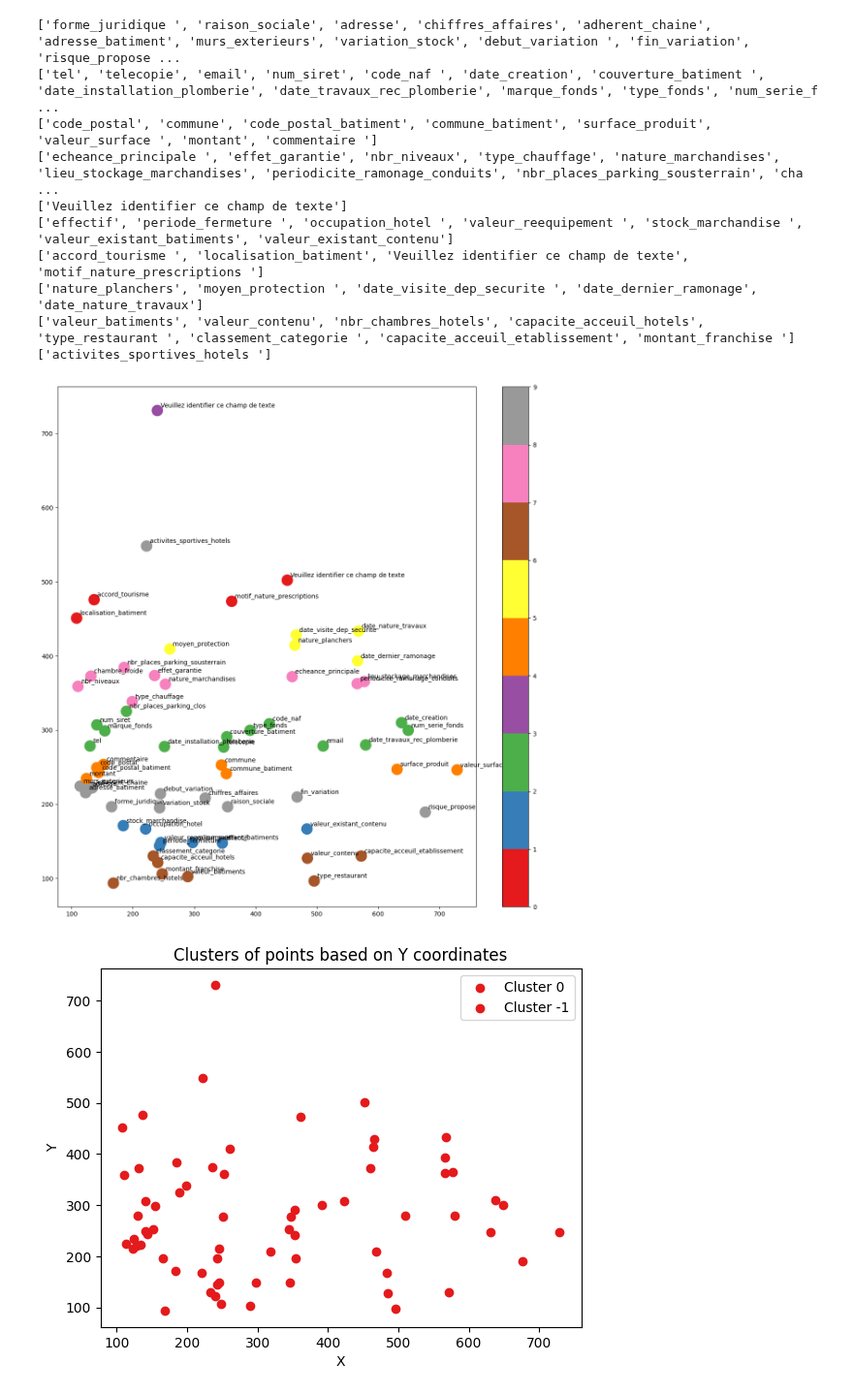
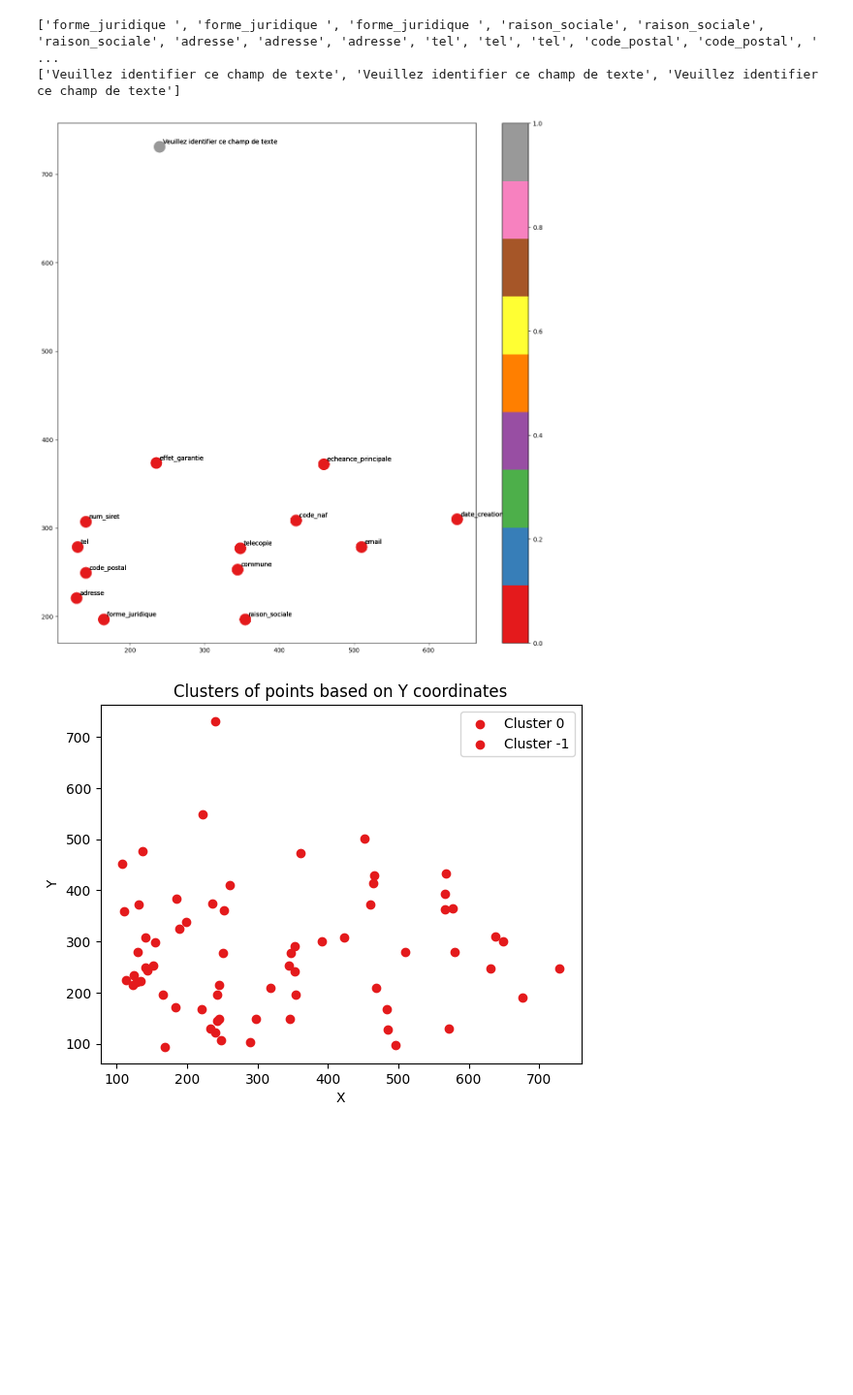
Before and after one commit to medazizazzabi/PDFClassifier, a Jupyter notebook: K-Means.ipynb, the cells around one changed output. Shown at 97% size. Drawn from its saved outputs; the diff is of its cells as text; code cells hidden in the pictures; blank space fills up the shorter version.

```diff
--- a/K-Means.ipynb
+++ b/K-Means.ipynb
@@ -8,11 +8,13 @@ from sklearn.cluster import KMeans
 from sklearn.cluster import DBSCAN
 # %%
 df = pd.DataFrame()
-with open('data.json') as f:
+with open('dummy.json') as f:
     data = json.load(f)
 
+data = data[0]
 for entry in data:
     df = pd.concat([df,pd.DataFrame(entry)], ignore_index=True)
+
 
 df = df[["x","y","lines"]]
 
@@ -62,45 +64,37 @@ plt.show()
 X = np.array(list(zip(x,y)))
 Y = df['y'].values.reshape(-1, 1)
 
-kmeans = KMeans(n_clusters=10)
+kmeans = KMeans(n_clusters=2)
 kmeans.fit(Y)
 y_kmeans = kmeans.predict(Y)
 
 cluster = {}
 
 for key in y_kmeans:
     if key not in cluster:
         cluster[key]=[]
 
 for key,word in list(zip(y_kmeans,context)):
     cluster[key].append(word)
 
 for key in cluster:
     print(cluster[key])
 
 
 # Create the scatter plot
 plt.figure(figsize=(15, 15))
 scatter = plt.scatter(x, y, c=y_kmeans, s=300, cmap='Set1')
 
 # Annotate the plot with df["lines"] values
 for i, txt in enumerate(df["lines"]):
     plt.annotate(txt, (x[i], y[i]), xytext=(5, 5), textcoords='offset points', fontsize=10)
 
 plt.colorbar(scatter)
 plt.show()
 # %% [output]
-['forme_juridique ', 'raison_sociale', 'adresse', 'chiffres_affaires', 'adherent_chaine', 'adresse_batiment', 'murs_exterieurs', 'variation_stock', 'debut_variation ', 'fin_variation', 'risque_propose ...
-['tel', 'telecopie', 'email', 'num_siret', 'code_naf ', 'date_creation', 'couverture_batiment ', 'date_installation_plomberie', 'date_travaux_rec_plomberie', 'marque_fonds', 'type_fonds', 'num_serie_f ...
-['code_postal', 'commune', 'code_postal_batiment', 'commune_batiment', 'surface_produit', 'valeur_surface ', 'montant', 'commentaire ']
-['echeance_principale ', 'effet_garantie', 'nbr_niveaux', 'type_chauffage', 'nature_marchandises', 'lieu_stockage_marchandises', 'periodicite_ramonage_conduits', 'nbr_places_parking_sousterrain', 'cha ...
-['Veuillez identifier ce champ de texte']
-['effectif', 'periode_fermeture ', 'occupation_hotel ', 'valeur_reequipement ', 'stock_marchandise ', 'valeur_existant_batiments', 'valeur_existant_contenu']
-['accord_tourisme ', 'localisation_batiment', 'Veuillez identifier ce champ de texte', 'motif_nature_prescriptions ']
-['nature_planchers', 'moyen_protection ', 'date_visite_dep_securite ', 'date_dernier_ramonage', 'date_nature_travaux']
-['valeur_batiments', 'valeur_contenu', 'nbr_chambres_hotels', 'capacite_acceuil_hotels', 'type_restaurant ', 'classement_categorie ', 'capacite_acceuil_etablissement', 'montant_franchise ']
-['activites_sportives_hotels ']
+['forme_juridique ', 'forme_juridique ', 'forme_juridique ', 'raison_sociale', 'raison_sociale', 'raison_sociale', 'adresse', 'adresse', 'adresse', 'tel', 'tel', 'tel', 'code_postal', 'code_postal', ' ...
+['Veuillez identifier ce champ de texte', 'Veuillez identifier ce champ de texte', 'Veuillez identifier ce champ de texte']
-[figure, old version]
+[figure, new version]
 # %%
 # Reshape Y coordinates to fit the DBSCAN input format
 Y = df['y'].values.reshape(-1, 1)
```
Also changed, not shown: parts of 2 cells of this notebook, 42 other files.
